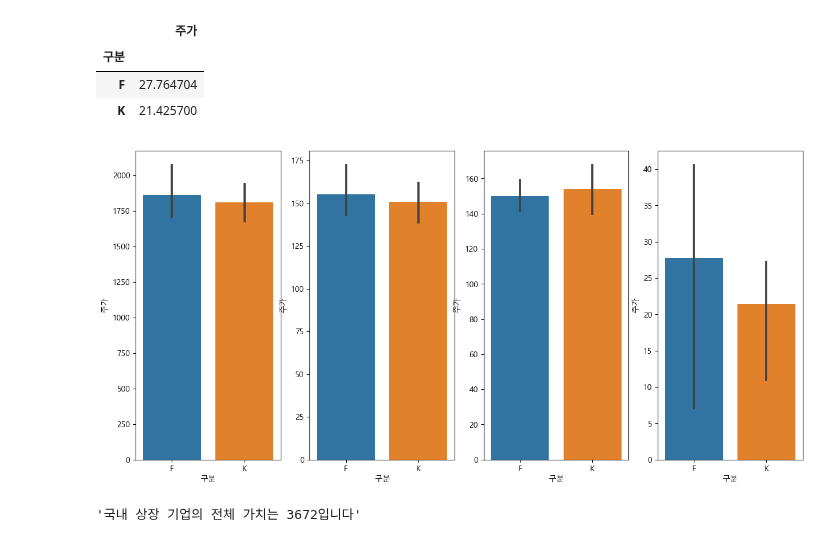
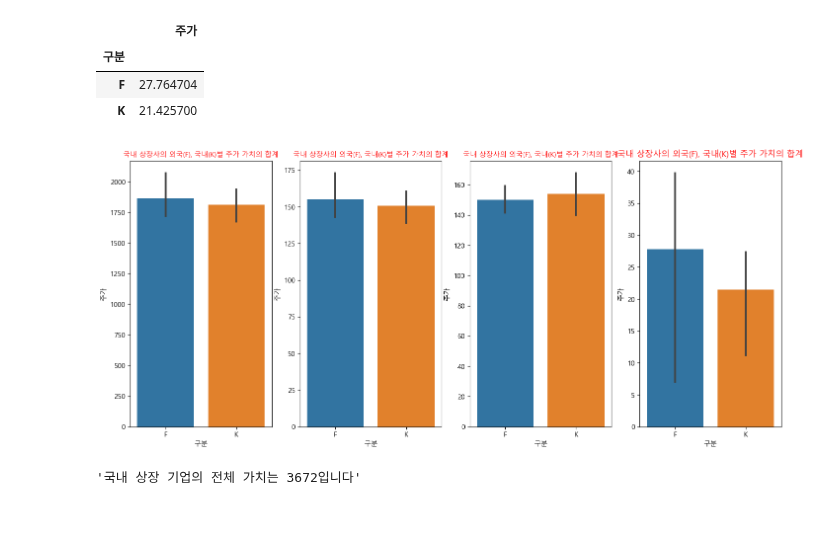
Before and after one commit to jaekim3220/jupyter, a Jupyter notebook: D. 탐색적 데이터 분석/02. 기술통계/연습문제(1).ipynb, the cells around one changed output. Drawn from its saved outputs; the diff is of its cells as text; code cells hidden in the pictures; blank space fills up the shorter version.

```diff
--- a/D. 탐색적 데이터 분석/02. 기술통계/연습문제(1).ipynb
+++ b/D. 탐색적 데이터 분석/02. 기술통계/연습문제(1).ipynb
@@ -197,15 +197,33 @@ df5
 | F | 27.764704 |
 | K | 21.425700 |
 # %%
-fig, (ax1,ax2,ax3,ax4) = plt.subplots(1,4, figsize=(15,7))
+fig, (ax1,ax2,ax3,ax4) = plt.subplots(1,4, figsize=(17,7))
+# fig.subplots_adjust(wspace=0.2, hspace=0.2)
+#-----<ax1>-----#
 sb.barplot(data=df, x='구분', y='주가', estimator='sum', ax=ax1)
+ax1.title.set_text("국내 상장사의 외국(F), 국내(K)별 주가 가치의 합계")
+ax1.title.set_fontsize(10)
+ax1.title.set_color("#ff0000")
+#-----<ax2>-----#
 sb.barplot(data=df, x='구분', y='주가', estimator='mean', ax=ax2)
+ax2.title.set_text("국내 상장사의 외국(F), 국내(K)별 주가 가치의 합계")
+ax2.title.set_fontsize(10)
+ax2.title.set_color("#ff0000")
+#-----<ax3>-----#
 sb.barplot(data=df, x='구분', y='주가', estimator='median', ax=ax3)
+ax3.title.set_text("국내 상장사의 외국(F), 국내(K)별 주가 가치의 합계")
+ax3.title.set_fontsize(10)
+ax3.title.set_color("#ff0000")
+#-----<ax4>-----#
 sb.barplot(data=df, x='구분', y='주가', estimator='std', ax=ax4)
+ax4.title.set_text("국내 상장사의 외국(F), 국내(K)별 주가 가치의 합계")
+ax4.title.set_fontsize(12)
+ax4.title.set_color("#ff0000")
+#-----<그래프 show및 close 실행>-----#
 plt.show()
 plt.close()
 # %% [output]
-[figure, old version]
+[figure, new version]
 # %%
 가치합=df["주가"].sum()
 
```
